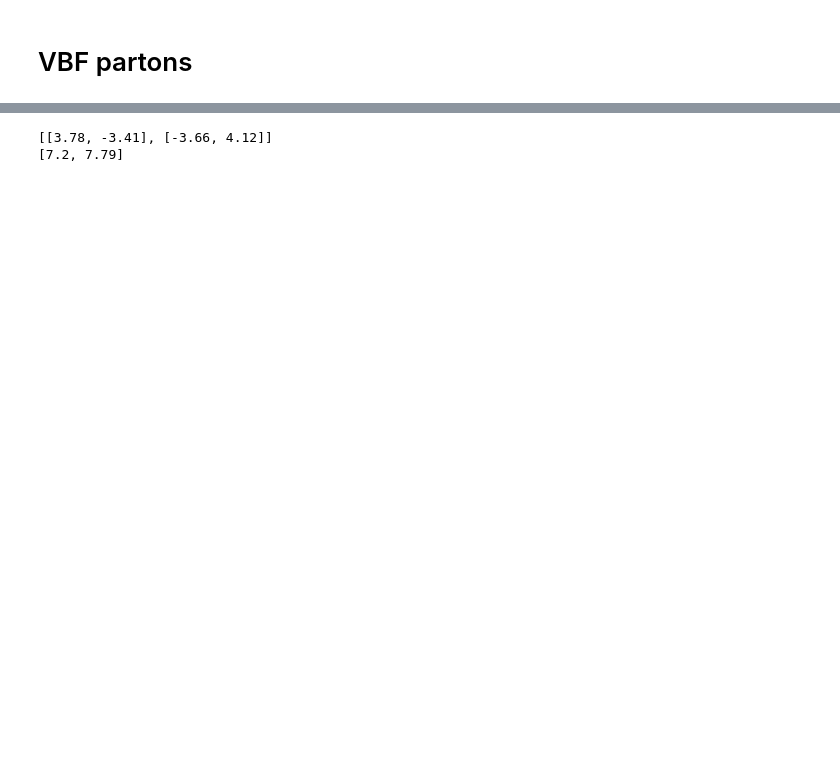
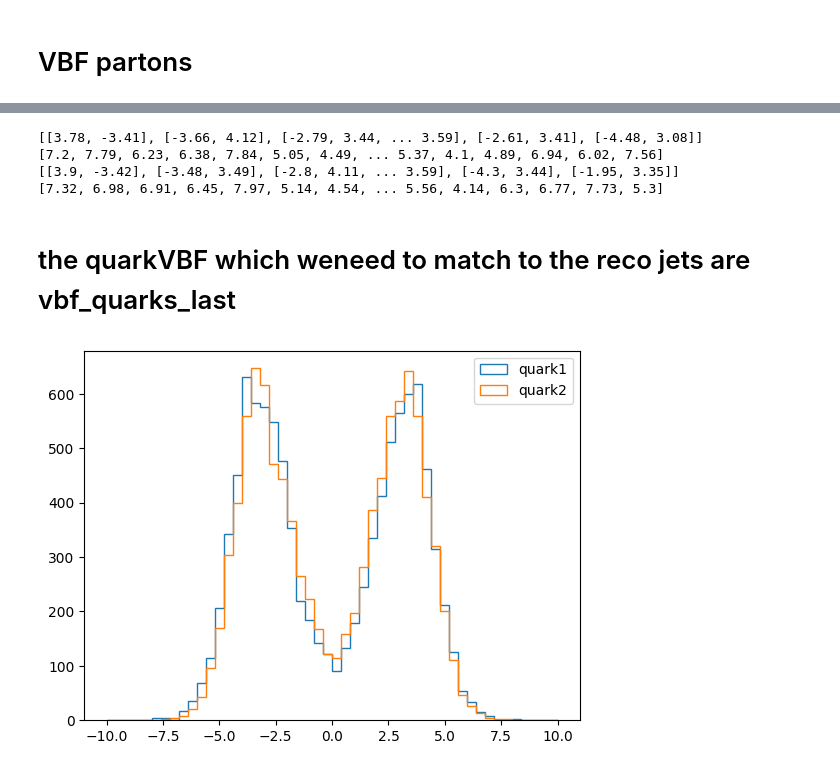
Before and after one commit to PocketCoffea/AnalysisConfigs, a Jupyter notebook: notebooks/parton_matching_vbf.ipynb, the cells around one changed output, grey strips where cells are left out. Cells and saved outputs as stored; diff of their text form; code cells hidden in the pictures; blank space fills up the shorter version.

```diff
--- a/notebooks/parton_matching_vbf.ipynb
+++ b/notebooks/parton_matching_vbf.ipynb
@@ -7,3 +7,3 @@ filename ="/pnfs/psi.ch/cms/trivcat/store/mc/Run3Summer22EENanoAODv12/VBFHHto4B_
-events = NanoEventsFactory.from_root(filename, schemaclass=NanoAODSchema, entry_stop=2).events()
+events = NanoEventsFactory.from_root(filename, schemaclass=NanoAODSchema, entry_stop=10000).events()
 print("Events read:", len(events))
 # %% [output]
@@ -94,11 +93,14 @@ print(higgs_mother.pdgId)
 # %%
 print(events.GenPart)
 events.GenPart=ak.with_field(events.GenPart, ak.local_index(events.GenPart, axis=1), "index")
+genpart= events.GenPart
+single_event=-1
+if (single_event!=-1):
+    genpart= events.GenPart[single_event]
 
-isQuark = abs(events.GenPart.pdgId) < 7
-isLast = events.GenPart.hasFlags(["isLastCopy"])
-isHard = events.GenPart.hasFlags(["fromHardProcess"])
-quarks_last = events.GenPart[isQuark & isLast & isHard]
-print(quarks_last.pdgId)
+
+isQuark = abs(genpart.pdgId) < 7
+isLast = genpart.hasFlags(["isLastCopy"])
+isHard = genpart.hasFlags(["fromHardProcess"])
 # %% [output]
 [[GenParticle, GenParticle, GenParticle, ... GenParticle, GenParticle, GenParticle]]
@@ -147,7 +172,24 @@ mother_children_isH [[True, True], [True, True]]
 # %%
-# check if vbf quark: eta > 2.5 and delta eta >5
-print(vbf_quarks.eta)
-print(abs(vbf_quarks.eta[:,0] - vbf_quarks.eta[:,1]))
+if single_event==-1:
+    # check if vbf quark: eta > 2.5 and delta eta >5
+    print(vbf_quarks.eta)
+    print(abs(vbf_quarks.eta[:,0] - vbf_quarks.eta[:,1]))
+    print(vbf_quarks_last.eta)
+    print(abs(vbf_quarks_last.eta[:,0] - vbf_quarks_last.eta[:,1]))
 # %% [output]
-[[3.78, -3.41], [-3.66, 4.12]]
-[7.2, 7.79]
+[[3.78, -3.41], [-3.66, 4.12], [-2.79, 3.44, ... 3.59], [-2.61, 3.41], [-4.48, 3.08]]
+[7.2, 7.79, 6.23, 6.38, 7.84, 5.05, 4.49, ... 5.37, 4.1, 4.89, 6.94, 6.02, 7.56]
+[[3.9, -3.42], [-3.48, 3.49], [-2.8, 4.11, ... 3.59], [-4.3, 3.44], [-1.95, 3.35]]
+[7.32, 6.98, 6.91, 6.45, 7.97, 5.14, 4.54, ... 5.56, 4.14, 6.3, 6.77, 7.73, 5.3]
+# %% [markdown]
+# the quarkVBF which weneed to match to the reco jets are vbf_quarks_last
+# %%
+import matplotlib.pyplot as plt
+
+plt.figure()
+plt.hist(vbf_quarks_last.eta[:,0], bins=50, range=(-10,10), histtype='step', label='quark1')
+plt.hist(vbf_quarks_last.eta[:,1], bins=50, range=(-10,10), histtype='step', label='quark2')
+plt.legend(loc='upper right')
+plt.show()
+# %% [output]
+[figure, added]
```
Also changed, not shown: parts of 9 cells of this notebook.
